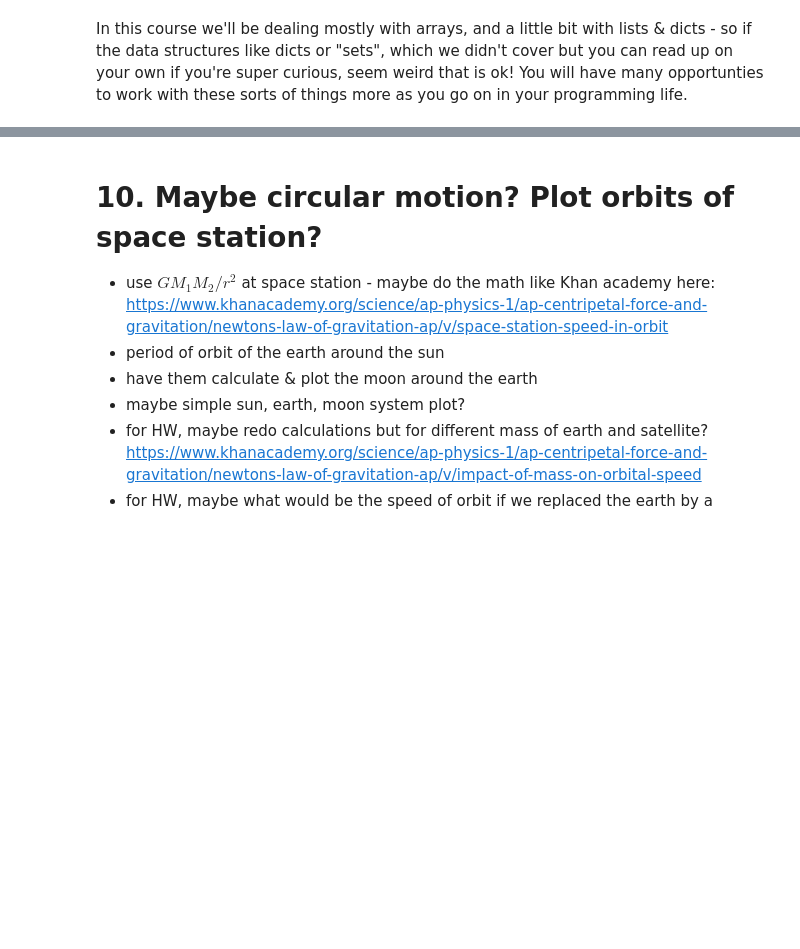
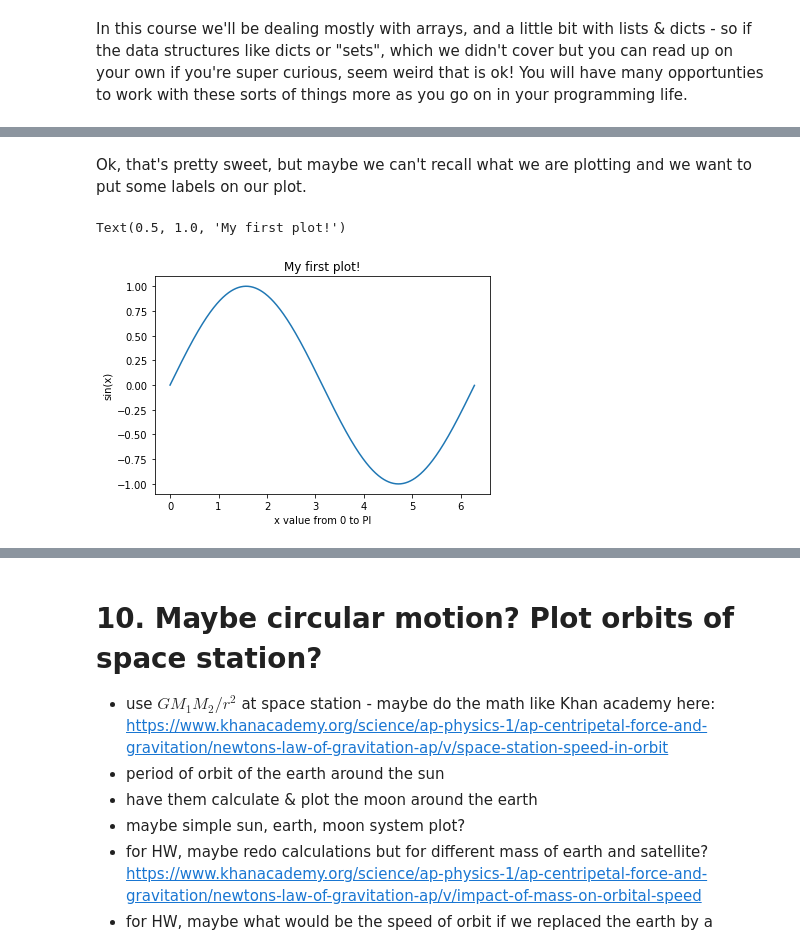
Before and after one commit to jnaiman/csci-p-14110, a Jupyter notebook: lesson01/_introToPython_notes_lesson01.ipynb, the cells around one changed output, grey strips where cells are left out. Cells and saved outputs as stored; diff of their text form; code cells hidden in the pictures; blank space fills up the shorter version.

```diff
--- a/lesson01/_introToPython_notes_lesson01.ipynb
+++ b/lesson01/_introToPython_notes_lesson01.ipynb
@@ -423,0 +523,10 @@ In this course we'll be dealing mostly with arrays, and a little bit with lists
+# %% [markdown]
+Ok, that's pretty sweet, but maybe we can't recall what we are plotting and we want to put some labels on our plot.
+# %%
+plt.plot(x,y)
+plt.xlabel('x value from 0 to PI')
+plt.ylabel('sin(x)')
+plt.title('My first plot!')
+# %% [output]
+Text(0.5, 1.0, 'My first plot!')
+[figure, added]
```
Also changed, not shown: parts of 29 cells of this notebook, 7 other files.
